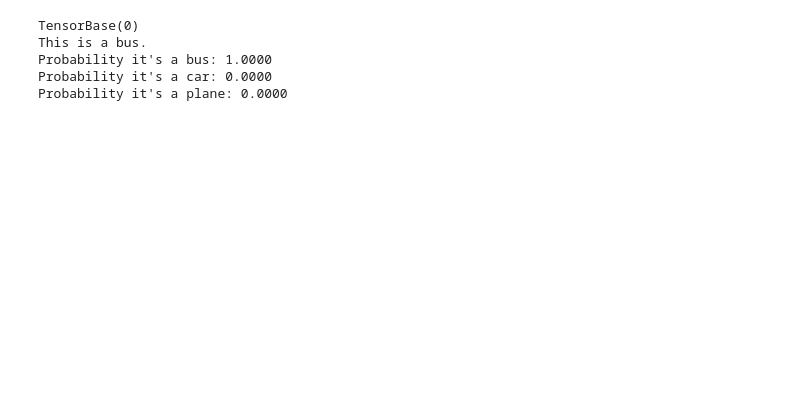
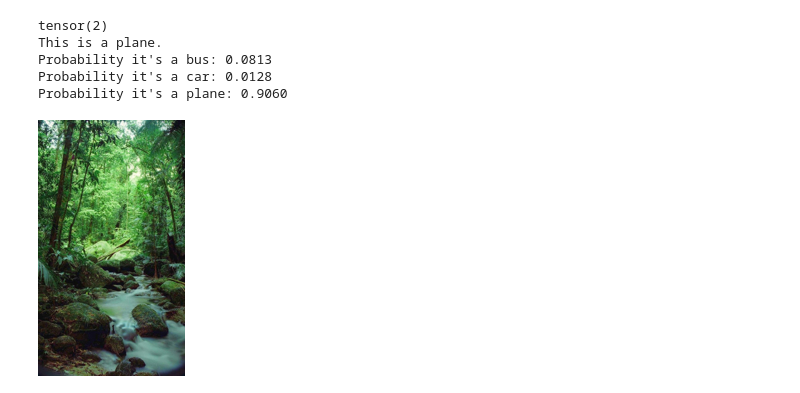
Before and after one commit to sachinrcz/deeplearning, a Jupyter notebook: Is it a car or plane?.ipynb, the cells around one changed output. Drawn from its saved outputs; the diff is of its cells as text; code cells hidden in the pictures; blank space fills up the shorter version.

```diff
--- a/Is it a car or plane?.ipynb
+++ b/Is it a car or plane?.ipynb
@@ -117,20 +127,24 @@ learn.fine_tune(3)
 # %%
 def get_output(file_name):
-    label,index,probs = learn.predict(PILImage.create(NOTEBOOK_DIR + f'/{file_name}'))
+    file_path = NOTEBOOK_DIR + f'/{file_name}'
+    label,index,probs = learn.predict(PILImage.create(file_path))
     print(index)
     print(f"This is a {label}.")
     print(f"Probability it's a bus: {probs[0]:.4f}")
     print(f"Probability it's a car: {probs[1]:.4f}")
     print(f"Probability it's a plane: {probs[2]:.4f}")
+    im = Image.open(file_path)
+    return im.to_thumb(256, 256)
 # %%
-get_output('bus.jpg')
+get_output('forest.jpg')
 # %% [output]
 [interactive output not drawn]
-TensorBase(0)
-This is a bus.
-Probability it's a bus: 1.0000
-Probability it's a car: 0.0000
-Probability it's a plane: 0.0000
+tensor(2)
+This is a plane.
+Probability it's a bus: 0.0813
+Probability it's a car: 0.0128
+Probability it's a plane: 0.9060
+[figure, added]
 # %%
 # cross test
 
```
Also changed, not shown: parts of 10 cells of this notebook, 2 other files.
